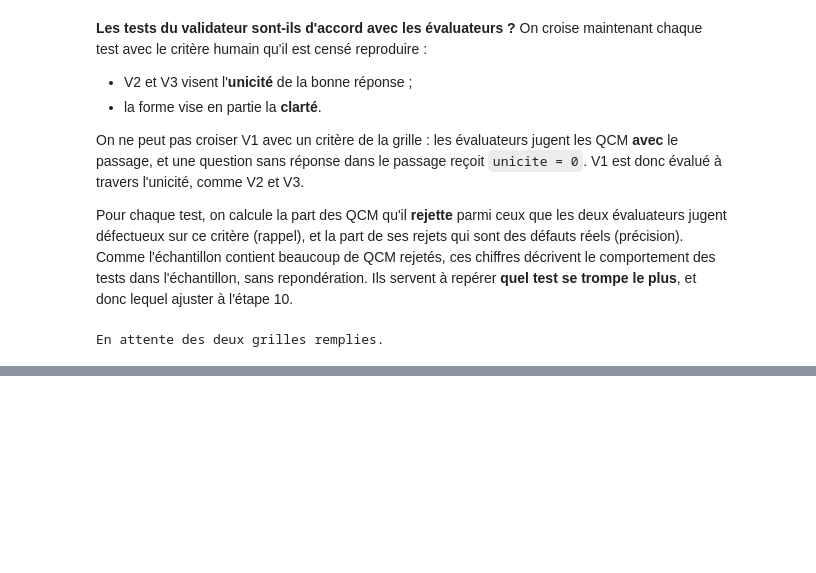
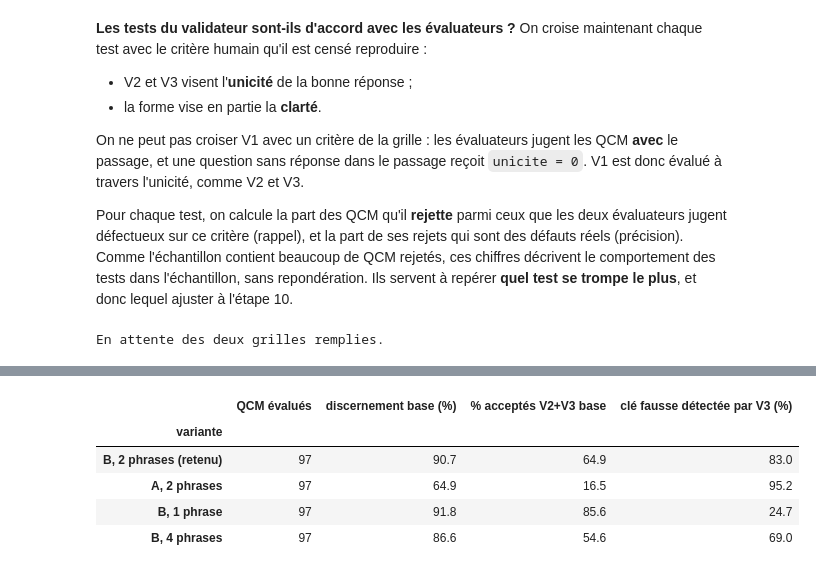
Before and after one commit to doaemalak/G-n-ration-de-QCM-avec-validation-automatique, a Jupyter notebook: notebooks/QCM_generation_validation.ipynb, the cells around one changed output, grey strips where cells are left out. Cells and saved outputs as stored; diff of their text form; code cells hidden in the pictures; blank space fills up the shorter version.

```diff
--- a/notebooks/QCM_generation_validation.ipynb
+++ b/notebooks/QCM_generation_validation.ipynb
@@ -2217,0 +2460,11 @@ En attente des deux grilles remplies.
+# %%
+lignes = []
+for m in methodes:
+    g = df_val["methode"] == m
+    for nom, pos, neg in [("XLM-R SQuAD 2.0 (retenu)", df_val.loc[g, "qa_score"], df_val.loc[g, "qa_score_neg"]),
+                          ("CamemBERT FQuAD/PIAF", df_abl.loc[g.values, "cam_score"], df_abl.loc[g.values, "cam_score_neg"])]:
+        y = np.r_[np.ones(len(pos)), np.zeros(len(neg))]
+        seuil = np.quantile(neg, CONFIG["v1_centile_neg"])
+        lignes.append({"methode": m, "modèle QA": nom, "AUC": round(roc_auc_score(y, np.r_[pos, neg]), 3),
+                       "% vraies questions acceptées (5 % de fausses acceptations)": round(100 * (pos >= seuil).mean(), 1)})
+pd.DataFrame(lignes).set_index(["methode", "modèle QA"])
@@ -2217,0 +2485,34 @@ En attente des deux grilles remplies.
+# %%
+variantes_nli = {"B, 2 phrases (retenu)": imp_all, "A, 2 phrases": "nli_A_k2",
+                 "B, 1 phrase": "nli_B_k1", "B, 4 phrases": "nli_B_k4"}
+if "nli_mdeberta" in df_abl:
+    variantes_nli["B, 2 phrases, mDeBERTa"] = "nli_mdeberta"
+
+lignes = []
+for nom, src in variantes_nli.items():
+    if isinstance(src, str):
+        valeurs = df_abl[src]
+        dispo = valeurs.notna().to_numpy()
+        imp_v = np.array([v if isinstance(v, list) else [np.nan] * 4 for v in valeurs], dtype=float)
+    else:
+        imp_v, dispo = src, np.ones(len(src), dtype=bool)
+    base_ok = EST_BASE & dispo
+    v23 = decisions(controles=("V2", "V3"), imp=np.nan_to_num(imp_v, nan=0.0)).to_numpy()
+    pref = (imp_v.argmax(axis=1) == c_all) & dispo
+    det = np.where(np.eye(4, dtype=bool)[fausse_cle], -1, np.nan_to_num(imp_v)).max(axis=1)[pref] >= CONFIG["v3_imp_max"]
+    ligne = {"variante": nom, "QCM évalués": int(dispo.sum()),
+             "discernement base (%)": round(100 * (imp_v[base_ok].argmax(axis=1) == c_all[base_ok]).mean(), 1),
+             **{f"% acceptés V2+V3 {m}": round(100 * v23[dispo & (df_val["methode"] == m).to_numpy()].mean(), 1)
+                for m in methodes if (dispo & (df_val["methode"] == m).to_numpy()).any()},
+             "clé fausse détectée par V3 (%)": round(100 * det.mean(), 1)}
+    if ANNOTATIONS_PRETES and dispo.all():
+        ligne.update({f"qualité humaine {m} (%)": v for m, v in qualite_humaine(decisions(imp=imp_v)).items()})
+    lignes.append(ligne)
+pd.DataFrame(lignes).set_index("variante")
+# %% [output]
+|  | QCM évalués | discernement base (%) | % acceptés V2+V3 base | clé fausse détectée par V3 (%) |
+| variante |  |  |  |  |
+| B, 2 phrases (retenu) | 97 | 90.7 | 64.9 | 83.0 |
+| A, 2 phrases | 97 | 64.9 | 16.5 | 95.2 |
+| B, 1 phrase | 97 | 91.8 | 85.6 | 24.7 |
+| B, 4 phrases | 97 | 86.6 | 54.6 | 69.0 |
```
Also changed, not shown: parts of 19 cells of this notebook, 4 other files.
